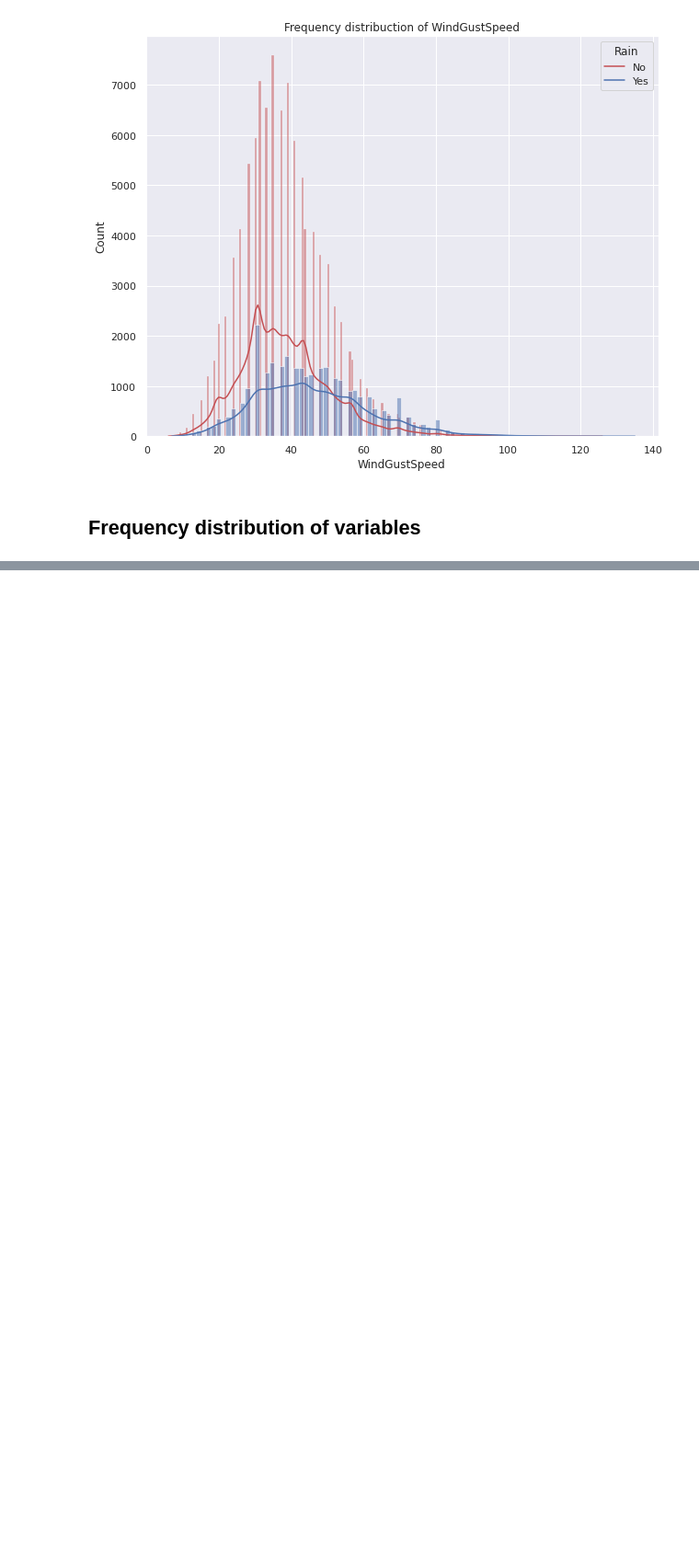
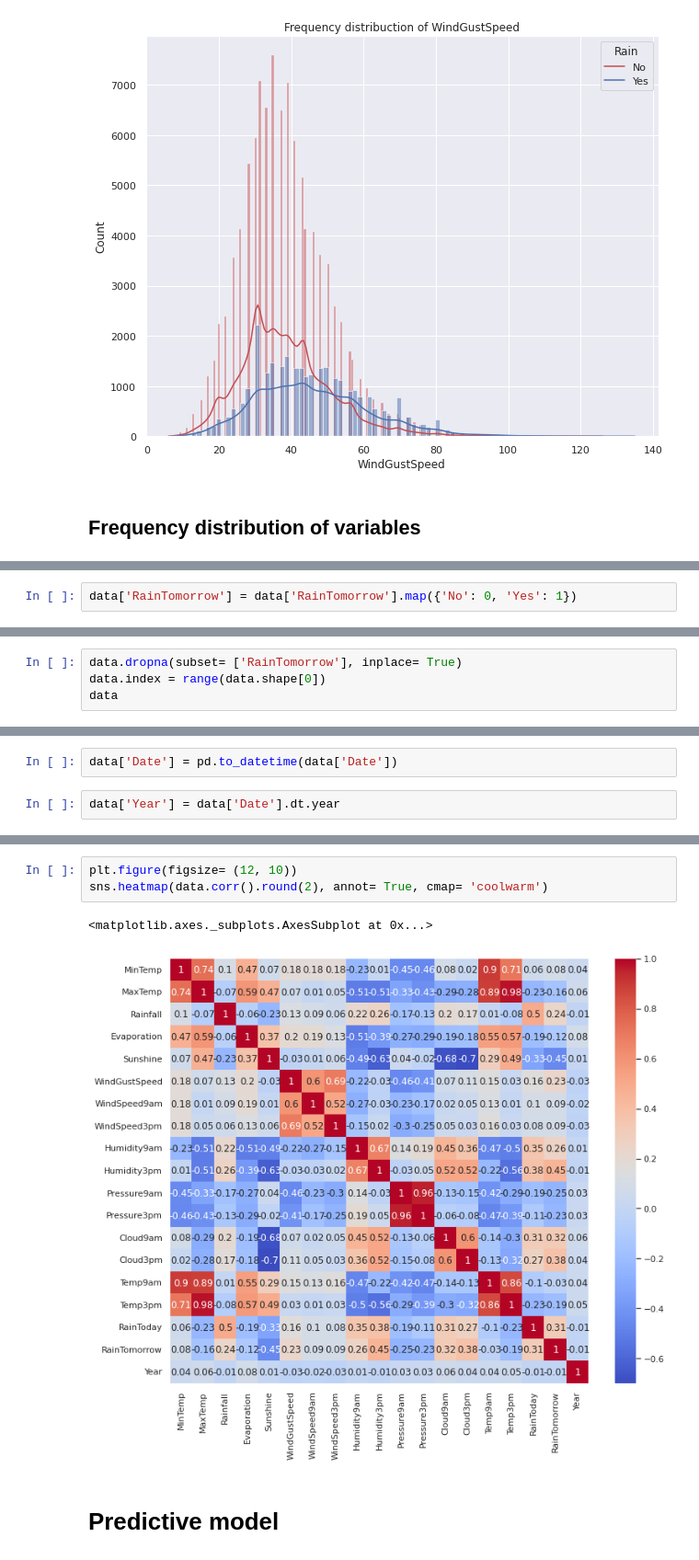
Before and after one commit to DamodaraBarbosa/machine_learning_studies, a Jupyter notebook: Rain_Australia_Prediction.ipynb, the cells around one changed output, grey strips where cells are left out. Shown at 92% size. Drawn from its saved outputs; the diff is of its cells as text; blank space fills up the shorter version.

```diff
--- a/Rain_Australia_Prediction.ipynb
+++ b/Rain_Australia_Prediction.ipynb
@@ -561,0 +557,2 @@ data.columns
+# %%
+data['RainTomorrow'] = data['RainTomorrow'].map({'No': 0, 'Yes': 1})
@@ -561,0 +571,4 @@ data.columns
+# %%
+data.dropna(subset= ['RainTomorrow'], inplace= True)
+data.index = range(data.shape[0])
+data
@@ -561,0 +593,4 @@ data.columns
+# %%
+data['Date'] = pd.to_datetime(data['Date'])
+# %%
+data['Year'] = data['Date'].dt.year
@@ -561,0 +619,8 @@ data.columns
+# %%
+plt.figure(figsize= (12, 10))
+sns.heatmap(data.corr().round(2), annot= True, cmap= 'coolwarm')
+# %% [output]
+<matplotlib.axes._subplots.AxesSubplot at 0x...>
+[figure, added]
+# %% [markdown]
+# Predictive model
```
Also changed, not shown: parts of 67 cells of this notebook.
